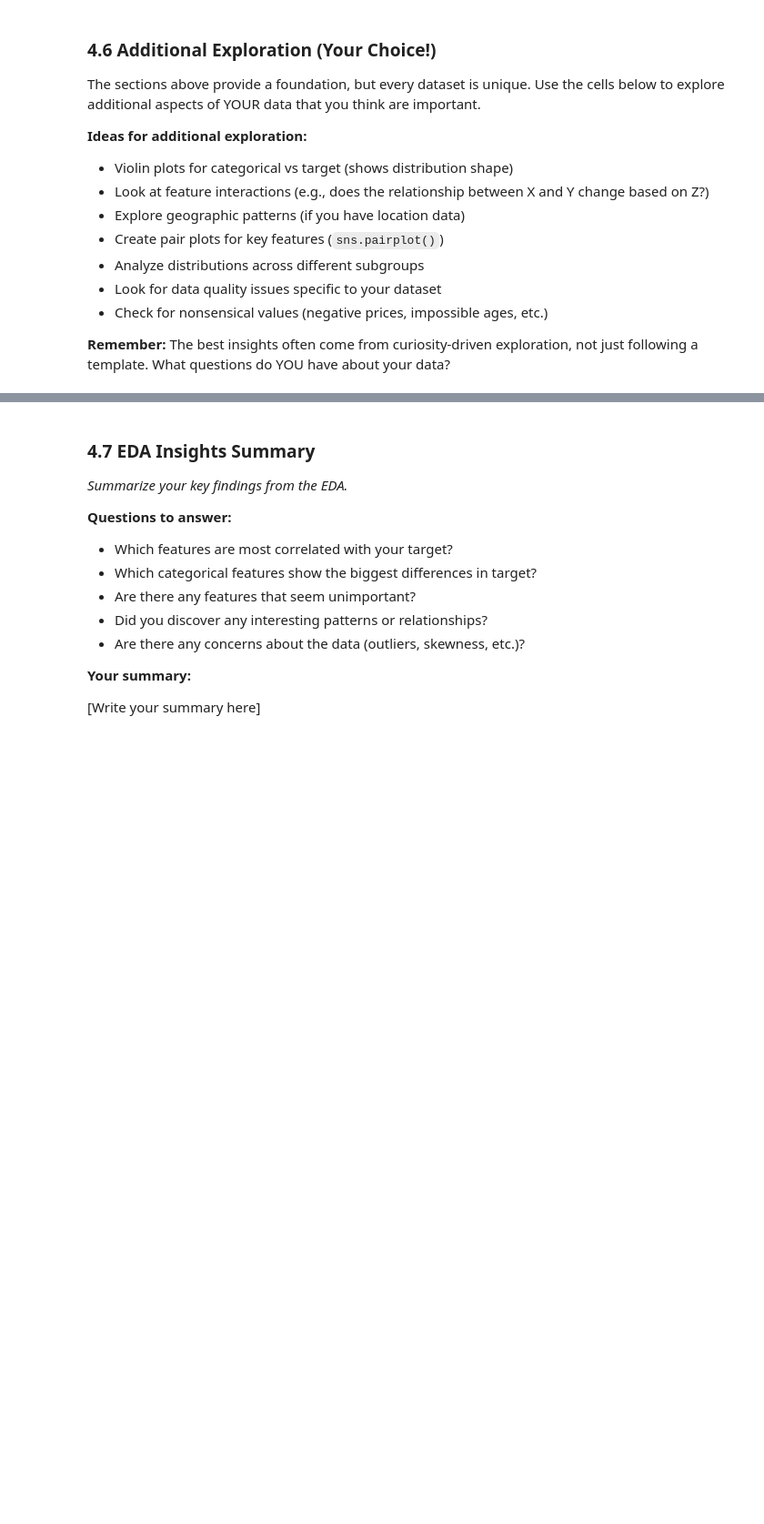
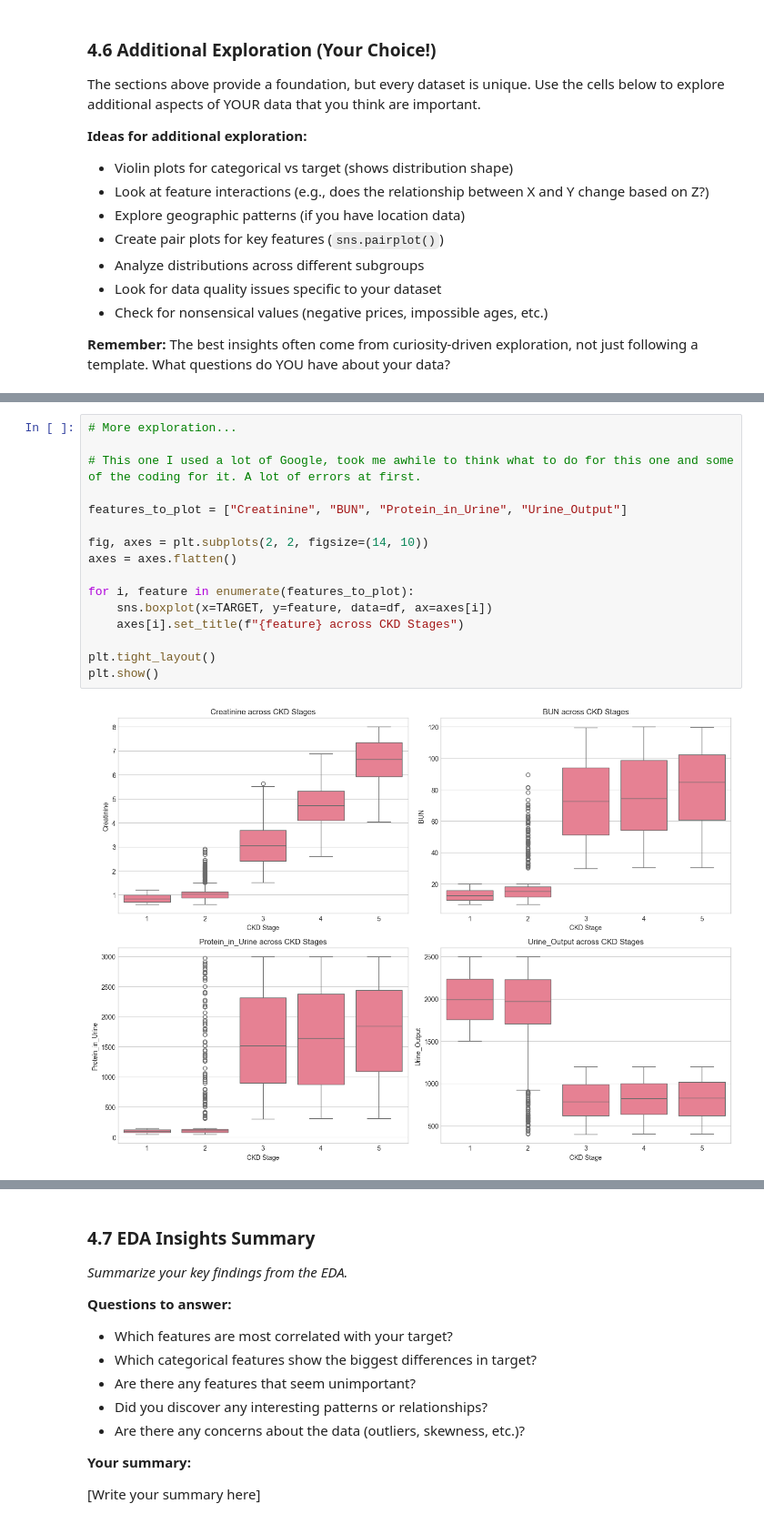
Before and after one commit to jvilla13/individual-capstone-jvilla13, a Jupyter notebook: notebooks/01_problem_statement_and_eda.ipynb, the cells around one changed output, grey strips where cells are left out. Shown at 91% size. Saved outputs shown, nothing was run; the diff lists cells and outputs as text; blank space fills up the shorter version.

```diff
--- a/notebooks/01_problem_statement_and_eda.ipynb
+++ b/notebooks/01_problem_statement_and_eda.ipynb
@@ -778,0 +793,18 @@ The sections above provide a foundation, but every dataset is unique. Use the ce
+# %%
+# More exploration...
+
+# This one I used a lot of Google, took me awhile to think what to do for this one and some of the coding for it. A lot of errors at first.
+
+features_to_plot = ["Creatinine", "BUN", "Protein_in_Urine", "Urine_Output"]
+
+fig, axes = plt.subplots(2, 2, figsize=(14, 10))
+axes = axes.flatten()
+
+for i, feature in enumerate(features_to_plot):
+    sns.boxplot(x=TARGET, y=feature, data=df, ax=axes[i])
+    axes[i].set_title(f"{feature} across CKD Stages")
+
+plt.tight_layout()
+plt.show()
+# %% [output]
+[figure, added]
```
Also changed, not shown: parts of 5 cells of this notebook.
